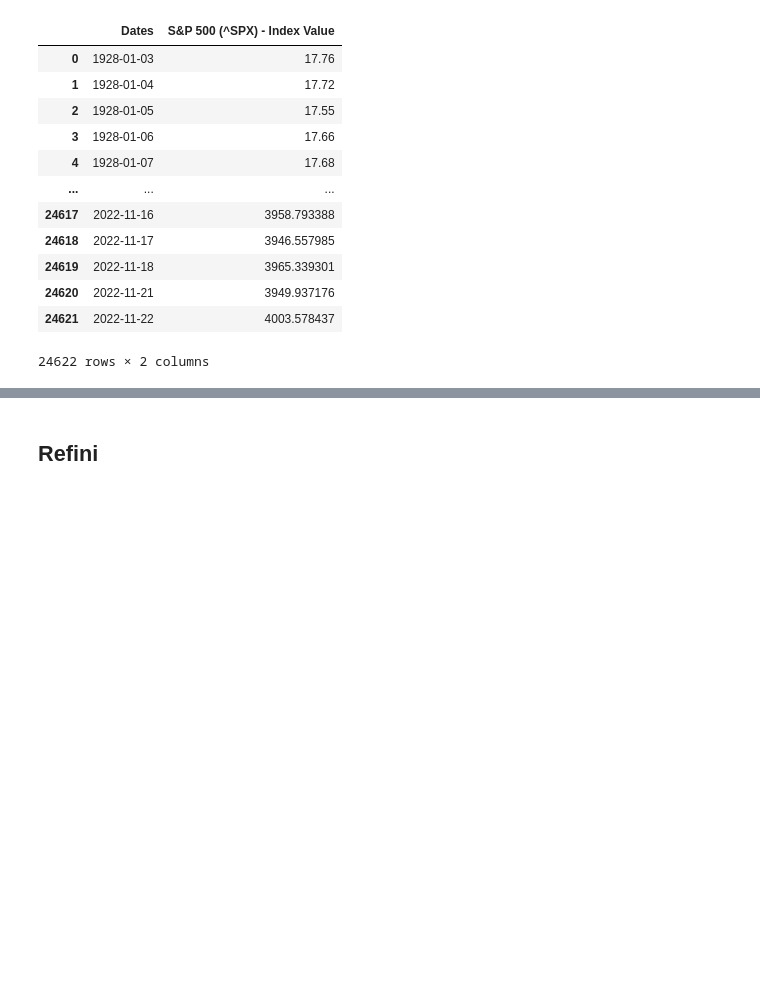
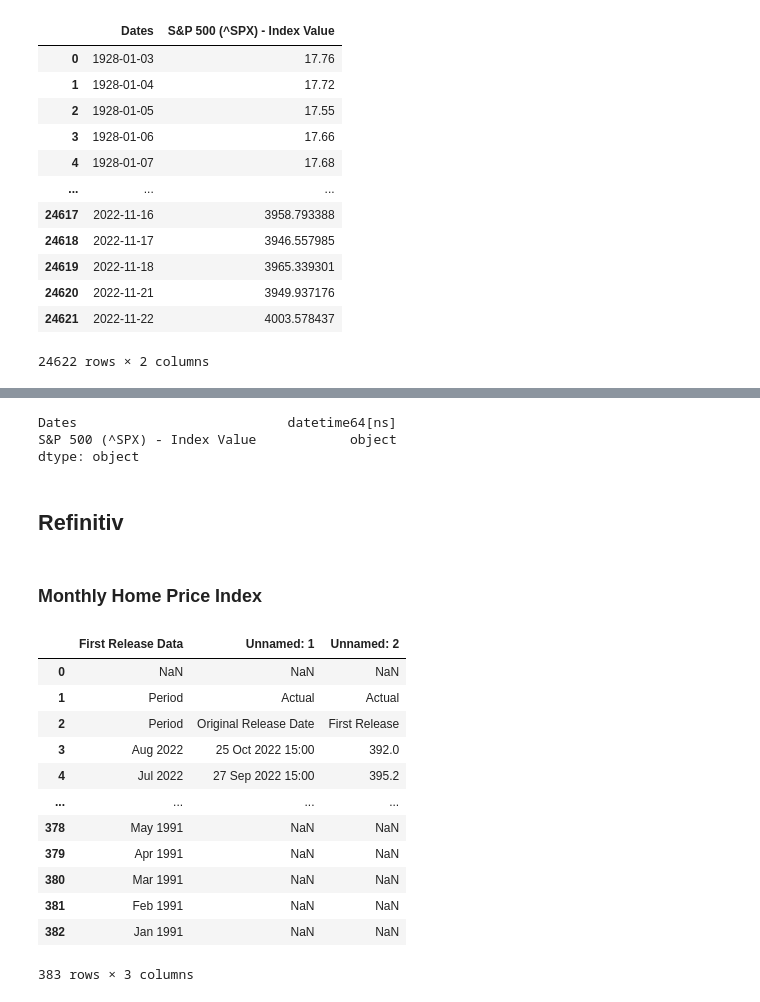
Before and after one commit to RaphHer/Project_Final_Ironhack, a Jupyter notebook: 2. Exploring the data .ipynb, the cells around one changed output, grey strips where cells are left out. Cells and saved outputs as stored; diff of their text form; code cells hidden in the pictures; blank space fills up the shorter version.

```diff
--- a/2. Exploring the data .ipynb
+++ b/2. Exploring the data .ipynb
@@ -299,4 +293,29 @@ dtype: object
+# %%
+df_SP500.dtypes
+# %% [output]
+Dates                           datetime64[ns]
+S&P 500 (^SPX) - Index Value            object
+dtype: object
 # %%
 df_SP500.to_csv (r'C:\Users\rapha\OneDrive\ironhack\projects\Project_Final_Ironhack\cleaned data\df_SP500.csv', index = None, header=True)
-# %% [markdown]
-## Refini
+# %% [markdown]
+## Refinitiv
+# %% [markdown]
+### Monthly Home Price Index
+# %%
+df_mhpi_us = pd.read_excel(r".\raw data\Economic Indicator_United States Monthly Home Price Index__24 Nov 2022.xlsx", sheet_name = "First Release Data")
+df_mhpi_us
+# %% [output]
+|  | First Release Data | Unnamed: 1 | Unnamed: 2 |
+| 0 | NaN | NaN | NaN |
+| 1 | Period | Actual | Actual |
+| 2 | Period | Original Release Date | First Release |
+| 3 | Aug 2022 | 25 Oct 2022 15:00 | 392.0 |
+| 4 | Jul 2022 | 27 Sep 2022 15:00 | 395.2 |
+| ... | ... | ... | ... |
+| 378 | May 1991 | NaN | NaN |
+| 379 | Apr 1991 | NaN | NaN |
+| 380 | Mar 1991 | NaN | NaN |
+| 381 | Feb 1991 | NaN | NaN |
+| 382 | Jan 1991 | NaN | NaN |
+383 rows × 3 columns
```
Also changed, not shown: parts of 34 cells of this notebook, 1 other file.
